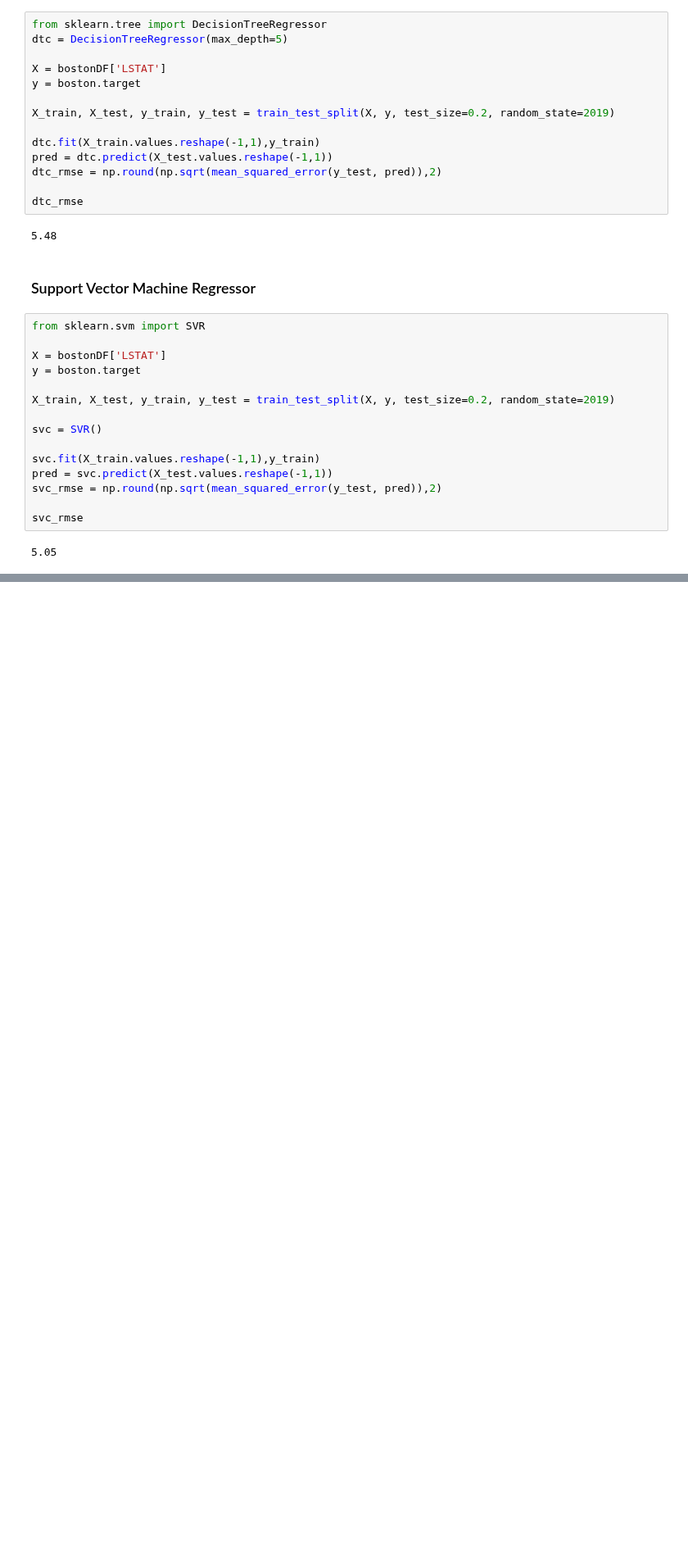
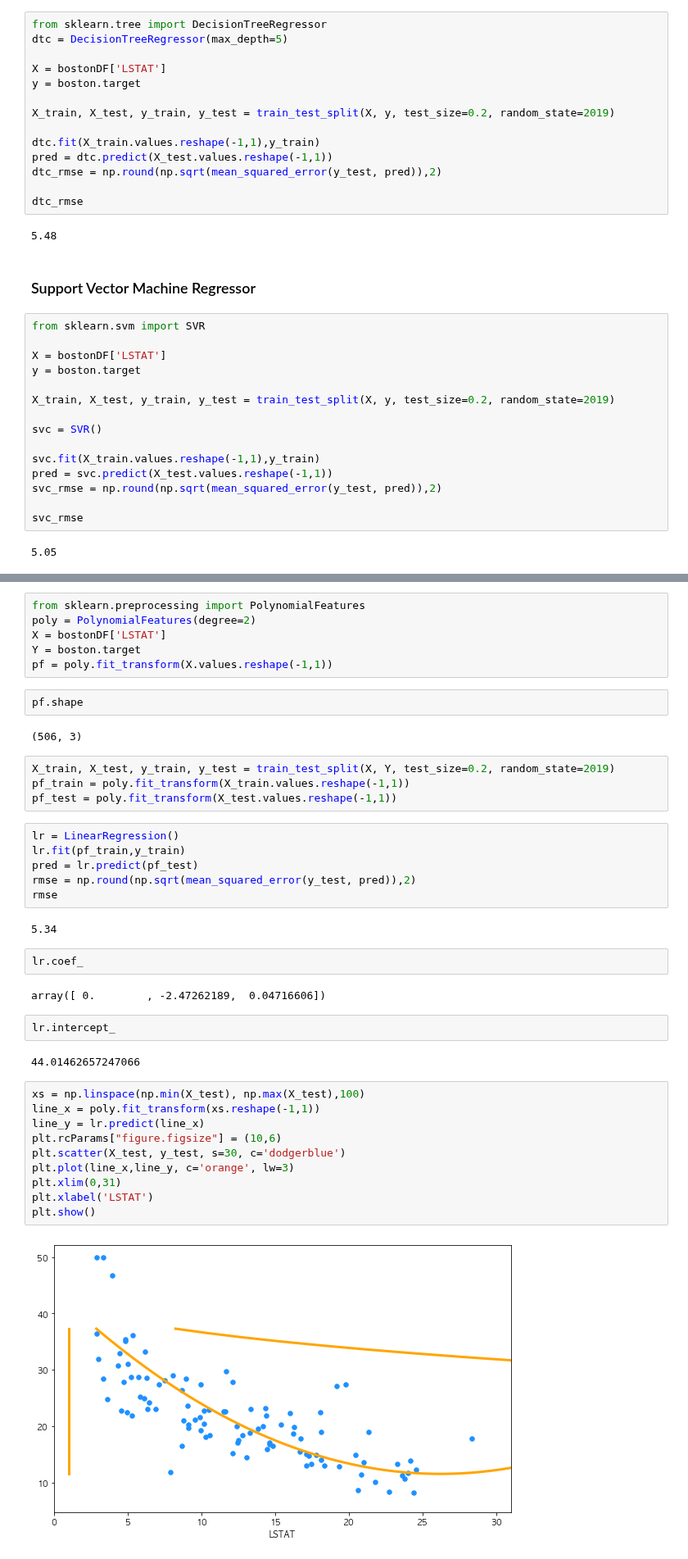
Before and after one commit to JungRyung/AI_class, a Jupyter notebook: Machine-Learning/ch05_regression.ipynb, the cells around one changed output, grey strips where cells are left out. Shown at 82% size. Cells and saved outputs as stored; diff of their text form; blank space fills up the shorter version.

Commit message:
regression update

```diff
--- a/Machine-Learning/ch05_regression.ipynb
+++ b/Machine-Learning/ch05_regression.ipynb
@@ -363,0 +409,42 @@ svc_rmse
+# %%
+from sklearn.preprocessing import PolynomialFeatures
+poly = PolynomialFeatures(degree=2)
+X = bostonDF['LSTAT']
+Y = boston.target
+pf = poly.fit_transform(X.values.reshape(-1,1))
+# %%
+pf.shape
+# %% [output]
+(506, 3)
+# %%
+X_train, X_test, y_train, y_test = train_test_split(X, Y, test_size=0.2, random_state=2019)
+pf_train = poly.fit_transform(X_train.values.reshape(-1,1))
+pf_test = poly.fit_transform(X_test.values.reshape(-1,1))
+# %%
+lr = LinearRegression()
+lr.fit(pf_train,y_train)
+pred = lr.predict(pf_test)
+rmse = np.round(np.sqrt(mean_squared_error(y_test, pred)),2)
+rmse
+# %% [output]
+5.34
+# %%
+lr.coef_
+# %% [output]
+array([ 0.        , -2.47262189,  0.04716606])
+# %%
+lr.intercept_
+# %% [output]
+44.01462657247066
+# %%
+xs = np.linspace(np.min(X_test), np.max(X_test),100)
+line_x = poly.fit_transform(xs.reshape(-1,1))
+line_y = lr.predict(line_x)
+plt.rcParams["figure.figsize"] = (10,6)
+plt.scatter(X_test, y_test, s=30, c='dodgerblue')
+plt.plot(line_x,line_y, c='orange', lw=3)
+plt.xlim(0,31)
+plt.xlabel('LSTAT')
+plt.show()
+# %% [output]
+[figure, added]
```
Also changed, not shown: parts of 20 cells of this notebook.
